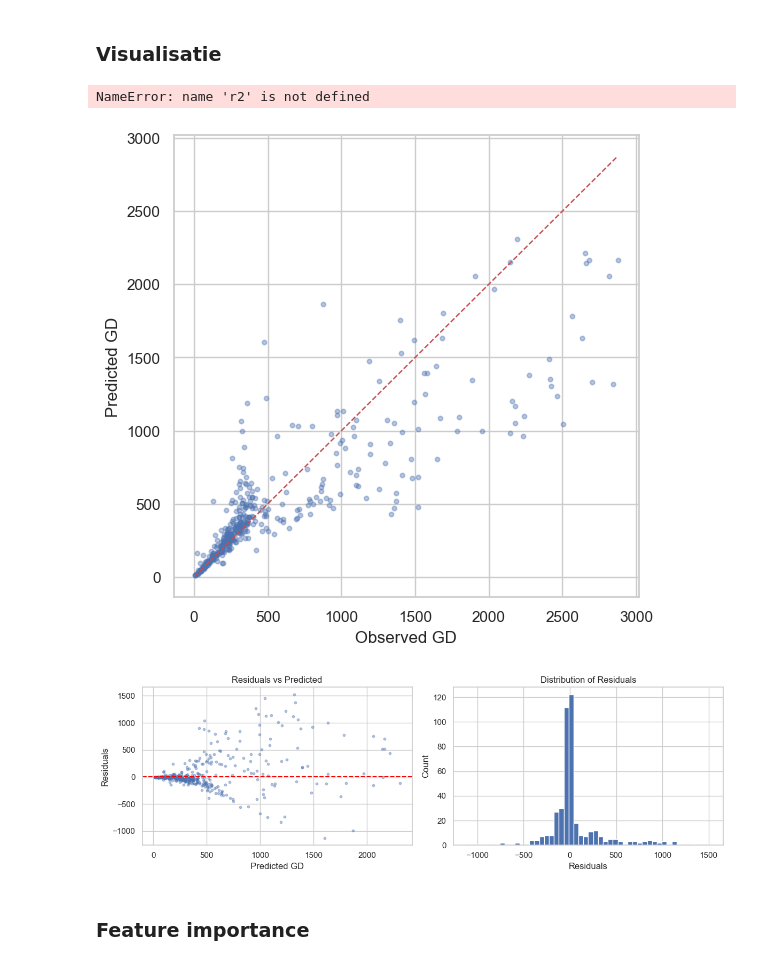
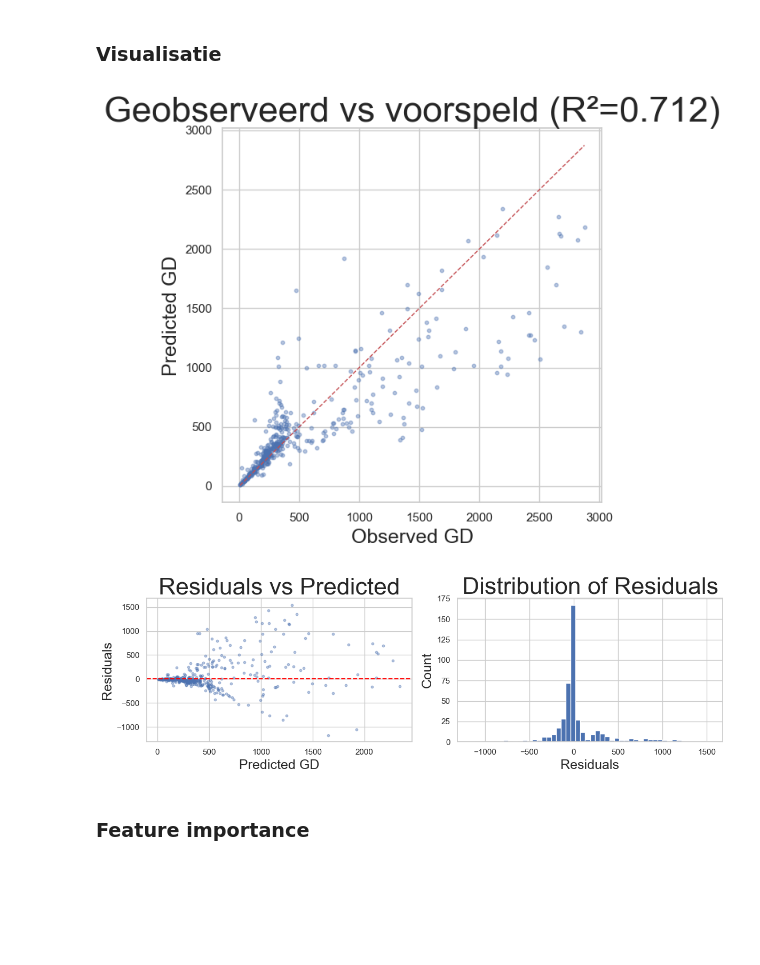
Before and after one commit to KatoMonteyne/Bachelorproef, a Jupyter notebook: Model SR.ipynb, the cells around one changed output. Saved outputs shown, nothing was run; the diff lists cells and outputs as text; code cells hidden in the pictures; blank space fills up the shorter version.

```diff
--- a/Model SR.ipynb
+++ b/Model SR.ipynb
@@ -796,16 +796,15 @@ Train-test gap: 0.2446
 # %%
 fig, ax = plt.subplots(figsize = (6,6))
 ax.scatter(y_test_selected, y_pred_sel, alpha=0.4, s = 10)
 lims = [min(y_test_selected.min(), y_pred_sel.min()), max(y_test_selected.max(), y_pred_sel.max())]
 ax.plot(lims, lims, 'r--' , linewidth=1)
-ax.set_xlabel("Observed GD")
-ax.set_ylabel("Predicted GD")
-ax.set_title(f"Observed vs Predicted (R²={r2:.3f})")
+ax.set_xlabel("Observed GD", fontsize = 18)
+ax.set_ylabel("Predicted GD", fontsize = 18)
+ax.set_title(f"Geobserveerd vs voorspeld (R²={r2_sel:.3f})", fontsize=32)
 plt.tight_layout()
 plt.show()
 # %% [output]
-NameError: name 'r2' is not defined
-[figure, old version]
+[figure, new version]
 # %%
 residuals_red = y_test_selected - y_pred_sel
 
@@ -813,19 +812,19 @@ fig, axes = plt.subplots(1,2, figsize = (12,4))
 
 axes[0].scatter(y_pred_sel, residuals_red, alpha=0.4, s=10)
 axes[0].axhline(0, color='red', linestyle='--')
-axes[0].set_xlabel("Predicted GD")
-axes[0].set_ylabel("Residuals")
-axes[0].set_title("Residuals vs Predicted")
+axes[0].set_xlabel("Predicted GD", fontsize = 18)
+axes[0].set_ylabel("Residuals", fontsize = 18)
+axes[0].set_title("Residuals vs Predicted", fontsize = 32)
 
 axes[1].hist(residuals_red, bins=50, edgecolor='white')
-axes[1].set_xlabel("Residuals")
-axes[1].set_ylabel("Count")
-axes[1].set_title("Distribution of Residuals")
+axes[1].set_xlabel("Residuals", fontsize = 18)
+axes[1].set_ylabel("Count", fontsize = 18)
+axes[1].set_title("Distribution of Residuals", fontsize=32)
 
 plt.tight_layout()
 plt.show()
 # %% [output]
-[figure, old version]
+[figure, new version]
 # %% [markdown]
 ### Feature importance
 # %%
```
Also changed, not shown: parts of 24 cells of this notebook, 2 other files.
